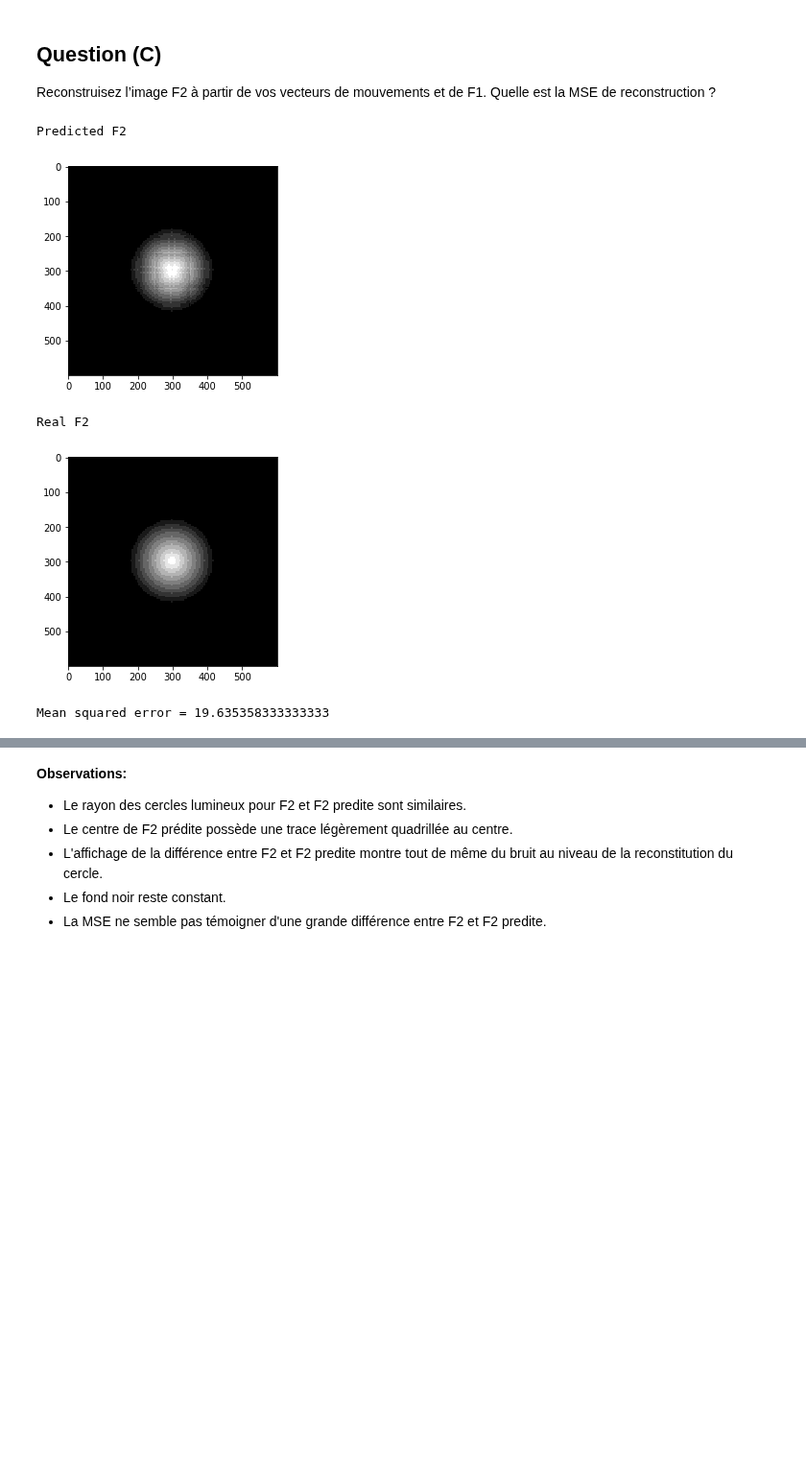
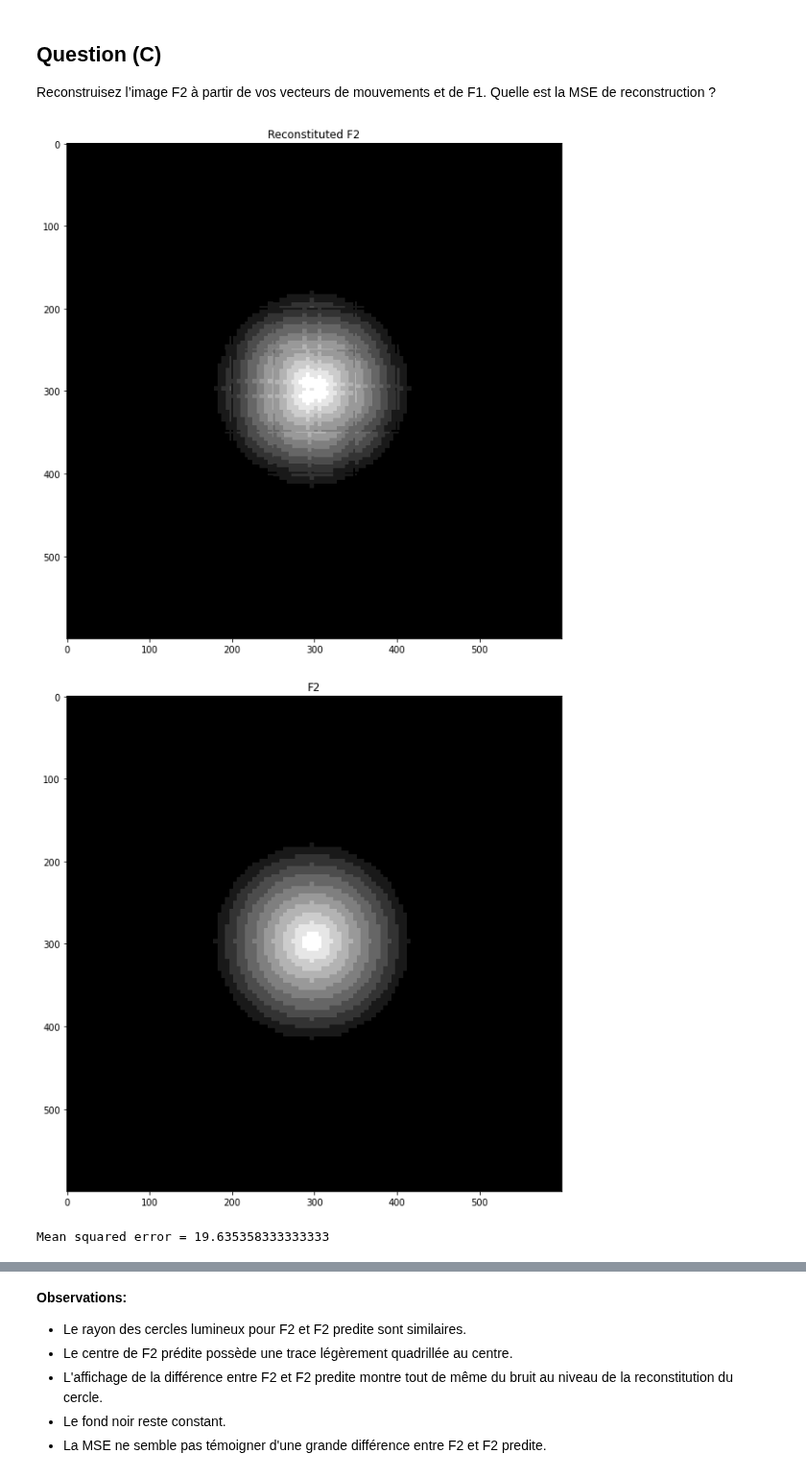
Before and after one commit to Bast-94/cv-practical-works-2023, a Jupyter notebook: tp2/notebook.ipynb, the cells around one changed output, grey strips where cells are left out. Shown at 96% size. Saved outputs shown, nothing was run; the diff lists cells and outputs as text; code cells hidden in the pictures; blank space fills up the shorter version.

```diff
--- a/tp2/notebook.ipynb
+++ b/tp2/notebook.ipynb
@@ -214,15 +206,11 @@ Backward estimation by block wise method with 25 for block size and 15 for windo
 ## **Question (C)**
 Reconstruisez l’image F2 à partir de vos vecteurs de mouvements et de F1. Quelle est la MSE de reconstruction ?
 # %%
-print('Predicted F2')
 predicted_f2 = backward_estimator.predict_f2()
-print('Real F2')
-display_image(backward_estimator.f2)
+display_image(backward_estimator.f2, title='F2',figsize=(10,10))
 mse = backward_estimator.get_mse()
 print(f'Mean squared error = {mse}')
 # %% [output]
+[figure, new version]
+[figure, new version]
-Predicted F2
+Mean squared error = 19.635358333333333
-[figure, old version]
-Real F2
-[figure, old version]
-Mean squared error = 19.635358333333333
```
Also changed, not shown: parts of 9 cells of this notebook.
